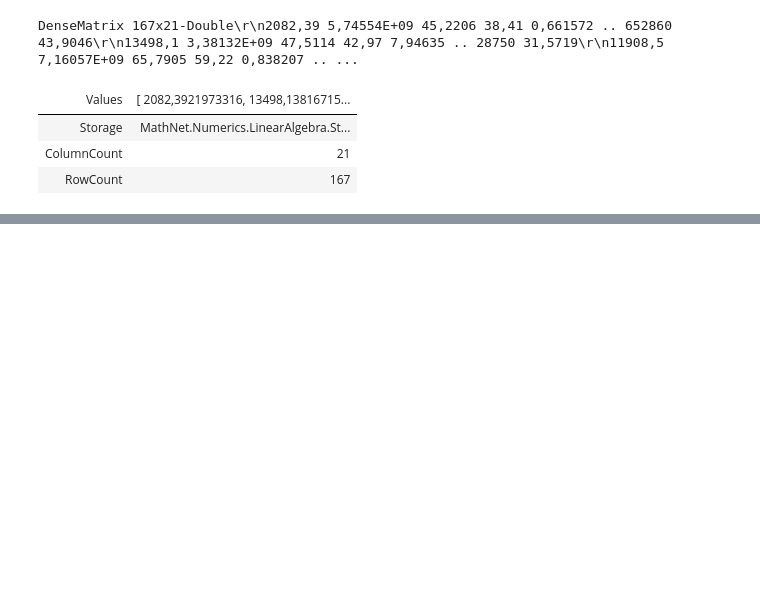
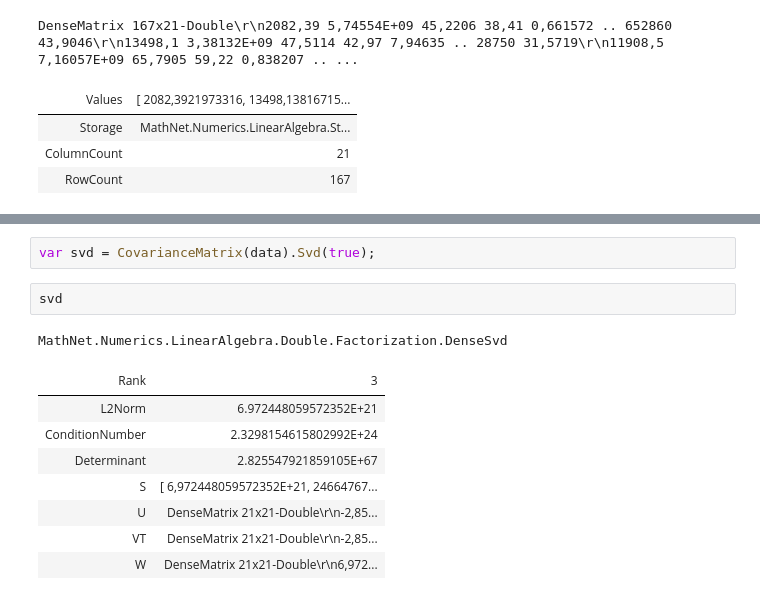
Before and after one commit to agailloty/SharpMiner, a Jupyter notebook: notebook/Compute_PCA.ipynb, the cells around one changed output, grey strips where cells are left out. Drawn from its saved outputs; the diff is of its cells as text; blank space fills up the shorter version.

```diff
--- a/notebook/Compute_PCA.ipynb
+++ b/notebook/Compute_PCA.ipynb
@@ -27,0 +86,14 @@ DenseMatrix 167x21-Double\r\n2082,39 5,74554E+09 45,2206 38,41 0,661572 .. 65286
+# %%
+var svd = CovarianceMatrix(data).Svd(true);
+# %%
+svd
+# %% [output]
+MathNet.Numerics.LinearAlgebra.Double.Factorization.DenseSvd
+| Rank | 3 |
+| L2Norm | 6.972448059572352E+21 |
+| ConditionNumber | 2.3298154615802992E+24 |
+| Determinant | 2.825547921859105E+67 |
+| S | [ 6,972448059572352E+21, 24664767... |
+| U | DenseMatrix 21x21-Double\r\n-2,85... |
+| VT | DenseMatrix 21x21-Double\r\n-2,85... |
+| W | DenseMatrix 21x21-Double\r\n6,972... |
```
Also changed, not shown: parts of 15 cells of this notebook, 2 other files.
